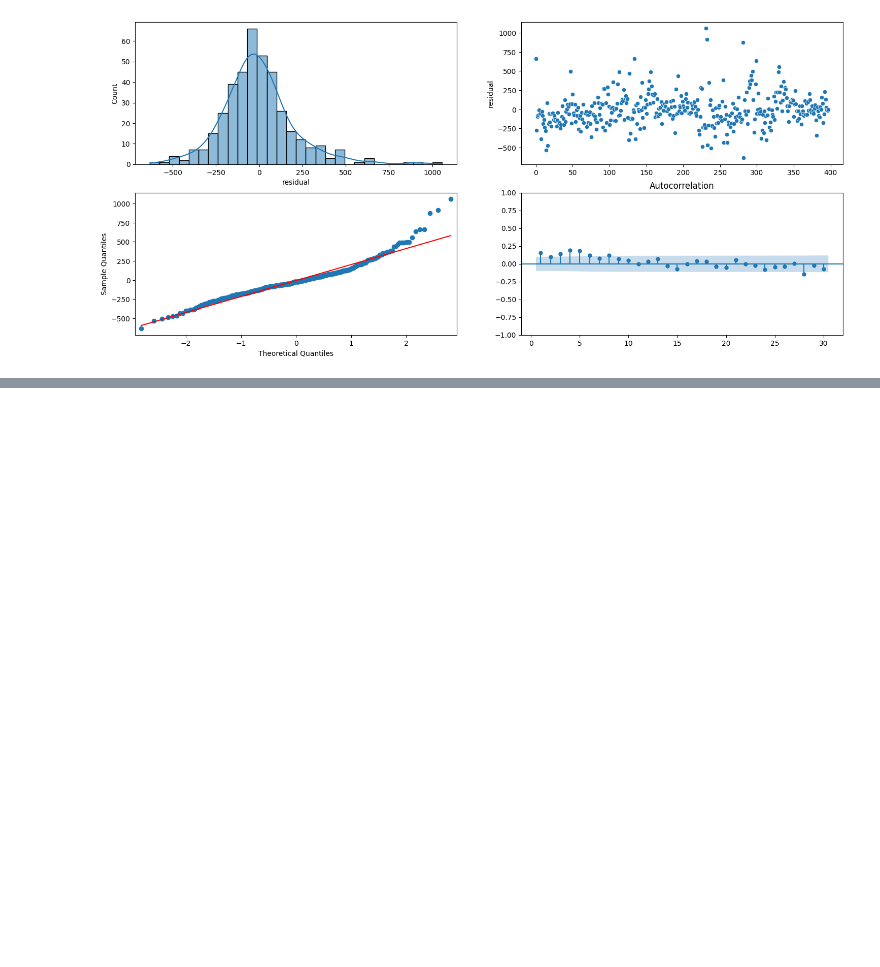
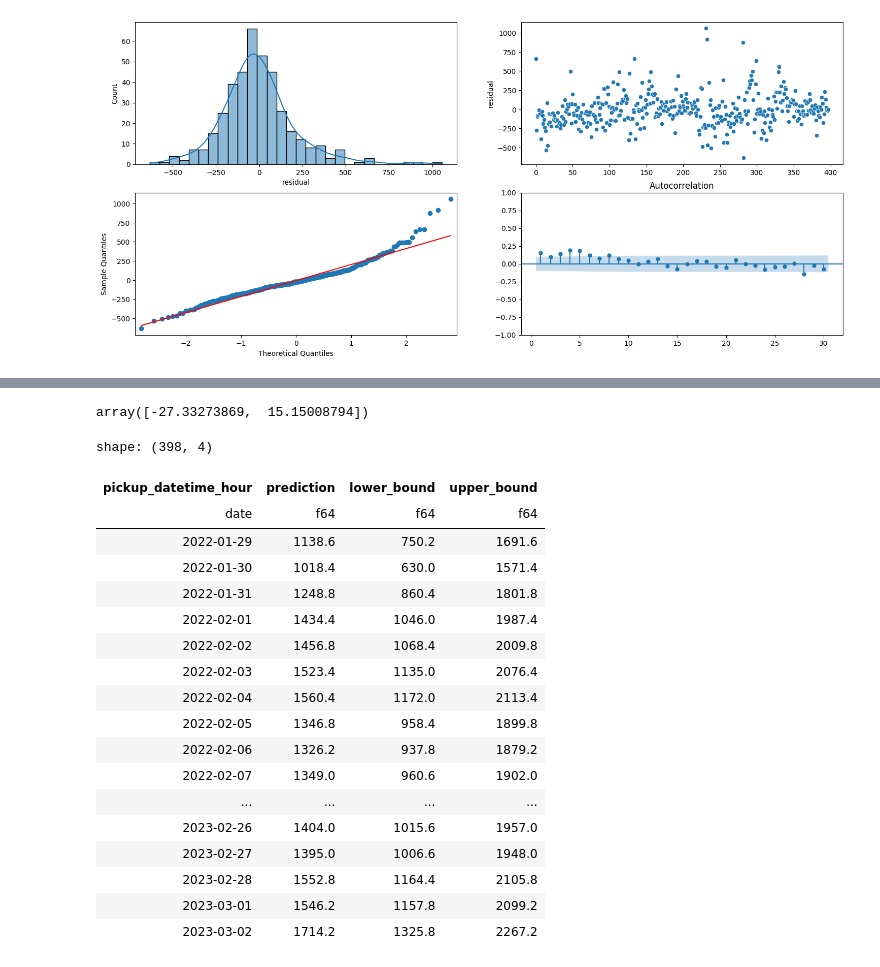
Before and after one commit to slafaurie/taxi_demand_service, a Jupyter notebook: notebooks/03_baseline_model.ipynb, the cells around one changed output, grey strips where cells are left out. Saved outputs shown, nothing was run; the diff lists cells and outputs as text; code cells hidden in the pictures; blank space fills up the shorter version.

```diff
--- a/notebooks/03_baseline_model.ipynb
+++ b/notebooks/03_baseline_model.ipynb
@@ -114,0 +146,42 @@ FigureCanvasAgg is non-interactive, and thus cannot be shown
+# %%
+import numpy as np
+residuals = train_with_predicitions["residual"].to_list()
+
+B = 500
+# %% [output]
+array([-27.33273869,  15.15008794])
+# %%
+(
+    predictions
+    .select(
+        [pl.col(ModelConfig.TS_INDEX), pl.col("prediction")]
+        + [(pl.col("prediction") + np.random.choice(residuals)).alias(f"prediction_{x}") for x in range(B)]
+    )
+    .melt(id_vars = [ModelConfig.TS_INDEX, "prediction"])
+    .group_by([pl.col(ModelConfig.TS_INDEX), pl.col("prediction")])
+    .agg(
+        pl.col("value").quantile(0.025).alias("lower_bound")
+        , pl.col("value").quantile(0.975).alias("upper_bound")
+    )
+    .sort(ModelConfig.TS_INDEX)
+)
+# %% [output]
+shape: (398, 4)
+| pickup_datetime_hour | prediction | lower_bound | upper_bound |
+| date | f64 | f64 | f64 |
+| 2022-01-29 | 1138.6 | 750.2 | 1691.6 |
+| 2022-01-30 | 1018.4 | 630.0 | 1571.4 |
+| 2022-01-31 | 1248.8 | 860.4 | 1801.8 |
+| 2022-02-01 | 1434.4 | 1046.0 | 1987.4 |
+| 2022-02-02 | 1456.8 | 1068.4 | 2009.8 |
+| 2022-02-03 | 1523.4 | 1135.0 | 2076.4 |
+| 2022-02-04 | 1560.4 | 1172.0 | 2113.4 |
+| 2022-02-05 | 1346.8 | 958.4 | 1899.8 |
+| 2022-02-06 | 1326.2 | 937.8 | 1879.2 |
+| 2022-02-07 | 1349.0 | 960.6 | 1902.0 |
+| ... | ... | ... | ... |
+| 2023-02-26 | 1404.0 | 1015.6 | 1957.0 |
+| 2023-02-27 | 1395.0 | 1006.6 | 1948.0 |
+| 2023-02-28 | 1552.8 | 1164.4 | 2105.8 |
+| 2023-03-01 | 1546.2 | 1157.8 | 2099.2 |
+| 2023-03-02 | 1714.2 | 1325.8 | 2267.2 |
```
Also changed, not shown: parts of 7 cells of this notebook, 6 other files.
